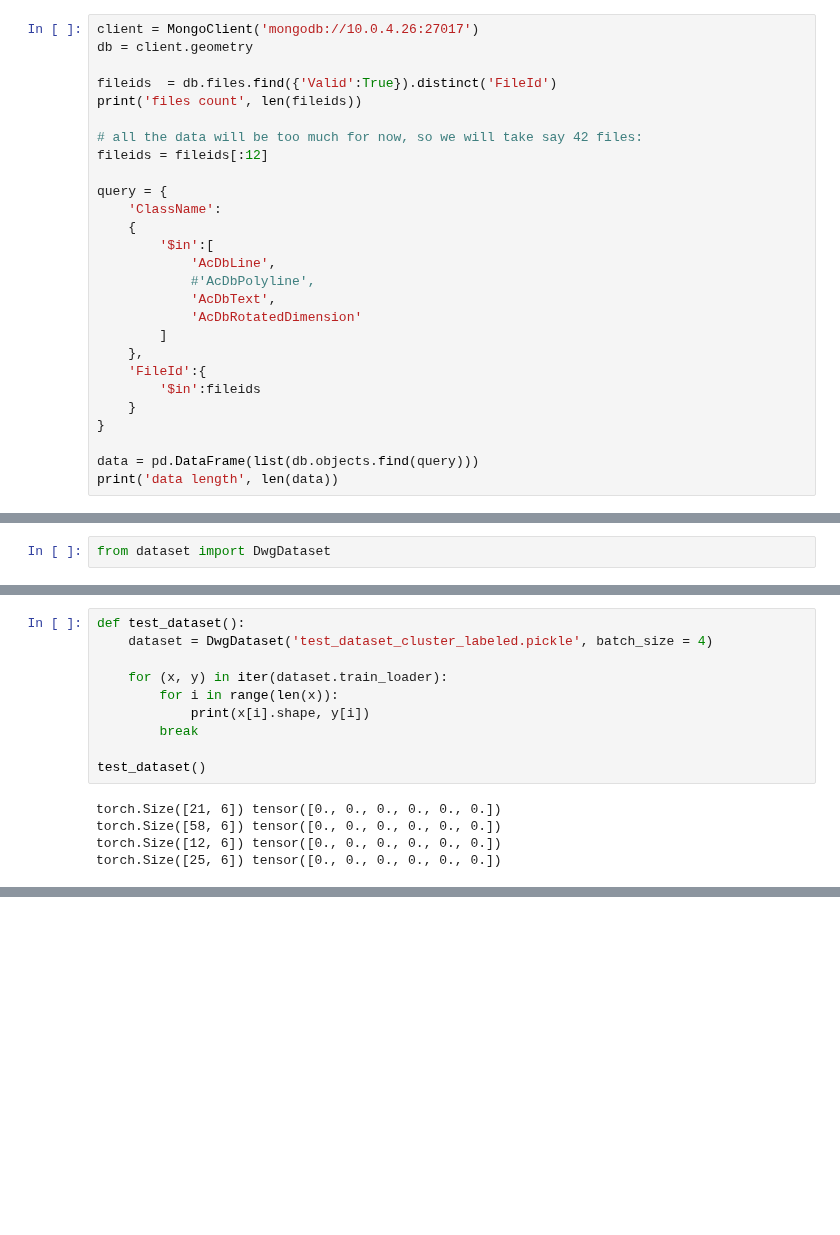
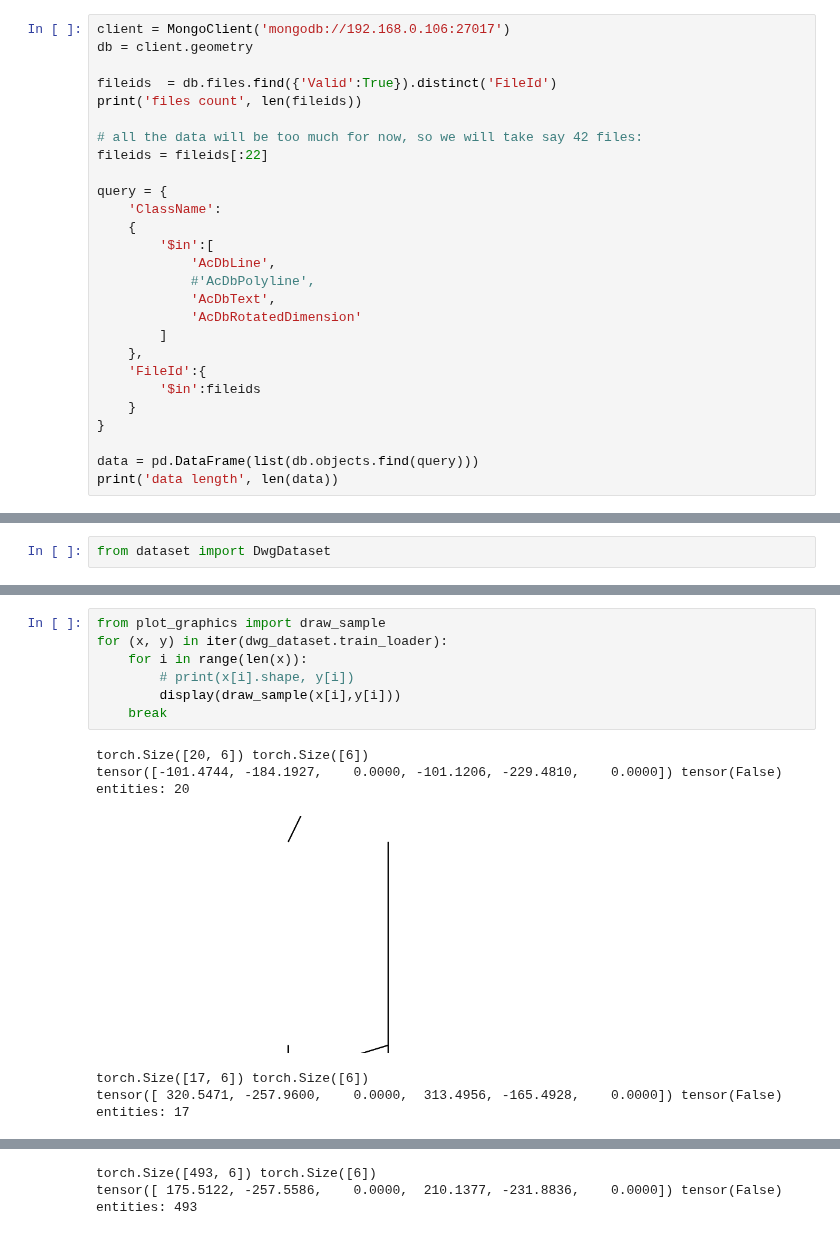
Before and after one commit to mihanick/dwg-crawl, a Jupyter notebook: JupyterNotebooks/6. ClusterDataset.ipynb, the cells around one changed output, grey strips where cells are left out. Saved outputs shown, nothing was run; the diff lists cells and outputs as text; blank space fills up the shorter version.

```diff
--- a/JupyterNotebooks/6. ClusterDataset.ipynb
+++ b/JupyterNotebooks/6. ClusterDataset.ipynb
@@ -23,14 +23,14 @@ import torch
 
 # from processing import *
 # %%
-client = MongoClient('mongodb://10.0.4.26:27017')
+client = MongoClient('mongodb://192.168.0.106:27017')
 db = client.geometry
 
 fileids  = db.files.find({'Valid':True}).distinct('FileId')
 print('files count', len(fileids))
 
 # all the data will be too much for now, so we will take say 42 files:
-fileids = fileids[:12]
+fileids = fileids[:22]
 
 query = {
     'ClassName':
@@ -250,15 +272,15 @@ from dataset import DwgDataset
 # %%
-def test_dataset():
-    dataset = DwgDataset('test_dataset_cluster_labeled.pickle', batch_size = 4)
-
-    for (x, y) in iter(dataset.train_loader):
-        for i in range(len(x)):
-            print(x[i].shape, y[i])
-        break
-
-test_dataset()
+from plot_graphics import draw_sample
+for (x, y) in iter(dwg_dataset.train_loader):
+    for i in range(len(x)):
+        # print(x[i].shape, y[i])
+        display(draw_sample(x[i],y[i]))
+    break
 # %% [output]
-torch.Size([21, 6]) tensor([0., 0., 0., 0., 0., 0.])
-torch.Size([58, 6]) tensor([0., 0., 0., 0., 0., 0.])
-torch.Size([12, 6]) tensor([0., 0., 0., 0., 0., 0.])
-torch.Size([25, 6]) tensor([0., 0., 0., 0., 0., 0.])
+torch.Size([20, 6]) torch.Size([6])
+tensor([-101.4744, -184.1927,    0.0000, -101.1206, -229.4810,    0.0000]) tensor(False)
+entities: 20
+[figure, added]
+torch.Size([17, 6]) torch.Size([6])
+tensor([ 320.5471, -257.9600,    0.0000,  313.4956, -165.4928,    0.0000]) tensor(False)
+entities: 17
@@ -264,0 +288,3 @@ torch.Size([25, 6]) tensor([0., 0., 0., 0., 0., 0.])
+torch.Size([493, 6]) torch.Size([6])
+tensor([ 175.5122, -257.5586,    0.0000,  210.1377, -231.8836,    0.0000]) tensor(False)
+entities: 493
```
Also changed, not shown: parts of 12 cells of this notebook, 6 other files.
